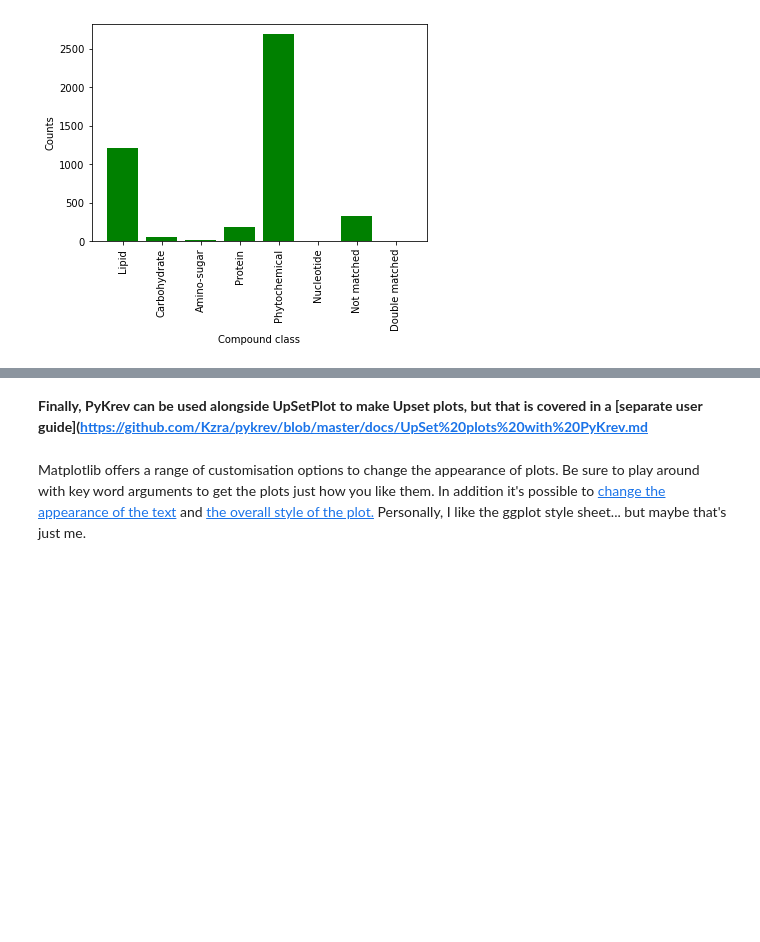
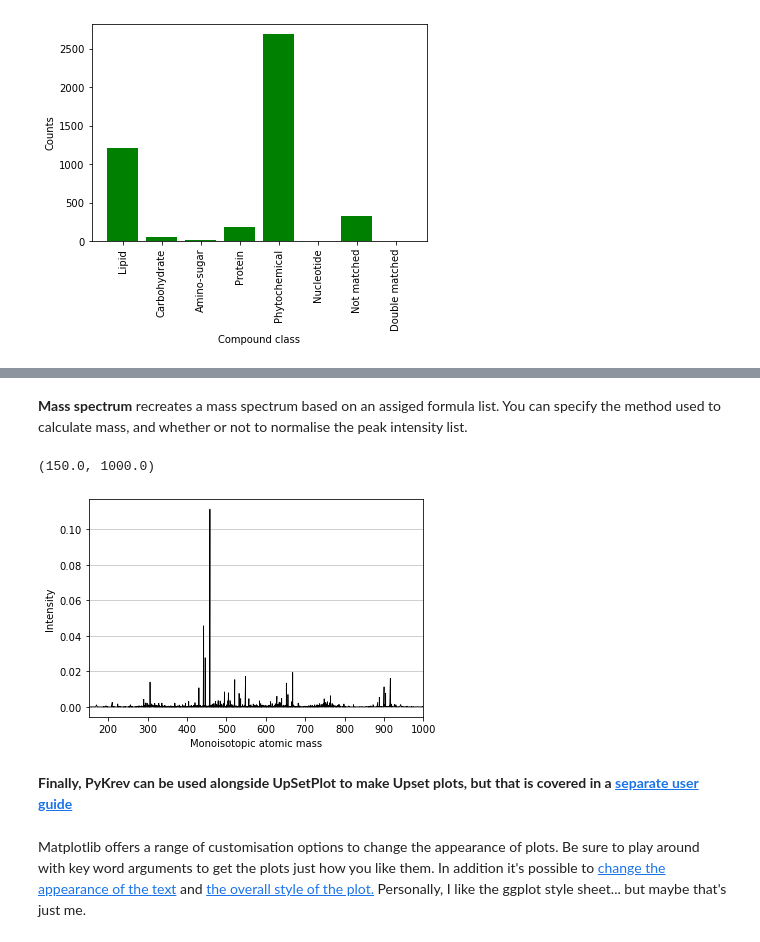
Before and after one commit to Kzra/pykrev, a Jupyter notebook: docs/PyKrevUserGuide.ipynb, the cells around one changed output, grey strips where cells are left out. Saved outputs shown, nothing was run; the diff lists cells and outputs as text; code cells hidden in the pictures; blank space fills up the shorter version.

Commit message:
Added mass spectrum and hist, updated docs

```diff
--- a/docs/PyKrevUserGuide.ipynb
+++ b/docs/PyKrevUserGuide.ipynb
@@ -218,5 +229,14 @@ pk.compound_class_plot(A_formula,A_mass_charge, color = 'g', method = 'MSCC')
+# %% [markdown]
+**Mass spectrum** recreates a mass spectrum based on an assiged formula list. You can specify the method used to calculate mass, and whether or not to normalise the peak intensity list.
+# %%
+plt.figure()
+pk.mass_spectrum(A_formula,A_peak_intensity, method = 'monoisotopic',normalise = True)
+plt.xlim(150,1000)
+# %% [output]
+(150.0, 1000.0)
+[figure, added]
 # %% [markdown]
-**Finally, PyKrev can be used alongside UpSetPlot to make Upset plots, but that is covered in a [separate user guide](https://github.com/Kzra/pykrev/blob/master/docs/UpSet%20plots%20with%20PyKrev.md**
+**Finally, PyKrev can be used alongside UpSetPlot to make Upset plots, but that is covered in a [separate user guide](https://github.com/Kzra/pykrev/blob/master/docs/UpSet%20plots%20with%20PyKrev.md)**
 # %% [markdown]
 Matplotlib offers a range of customisation options to change the appearance of plots. Be sure to play around with key word arguments to get the plots just how you like them. In addition it's possible to [change the appearance of the text](https://matplotlib.org/tutorials/introductory/customizing.html) and [the overall style of the plot.](https://matplotlib.org/3.1.1/gallery/style_sheets/style_sheets_reference.html) Personally, I like the ggplot style sheet... but maybe that's just me.
 # %% [markdown]
```
Also changed, not shown: parts of 9 cells of this notebook, 10 other files.
